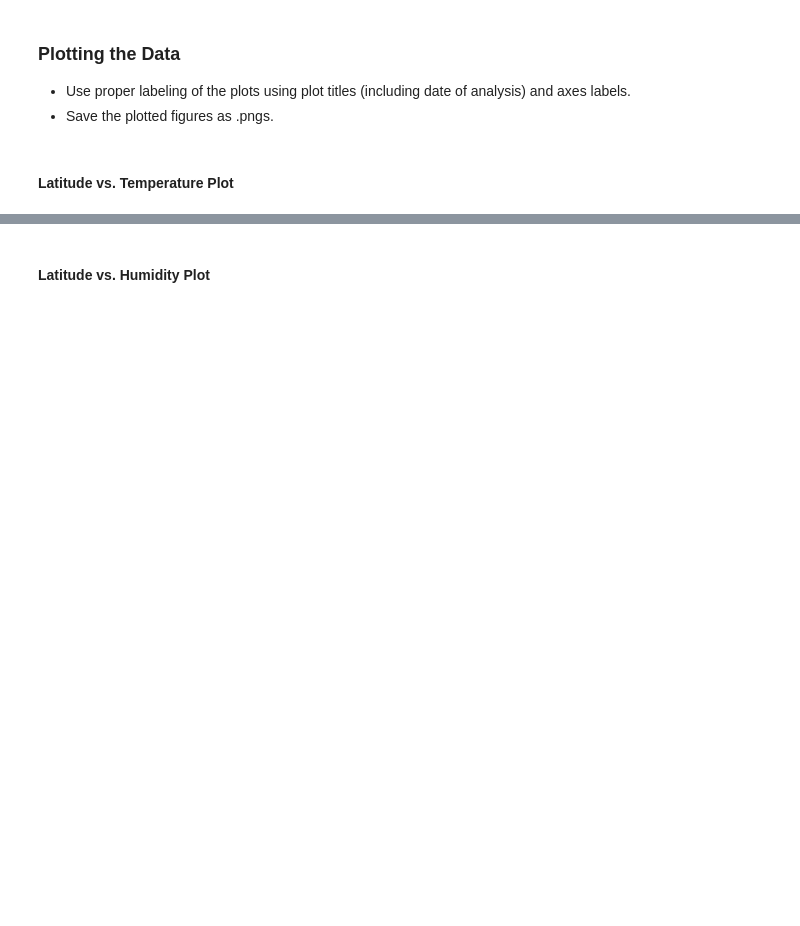
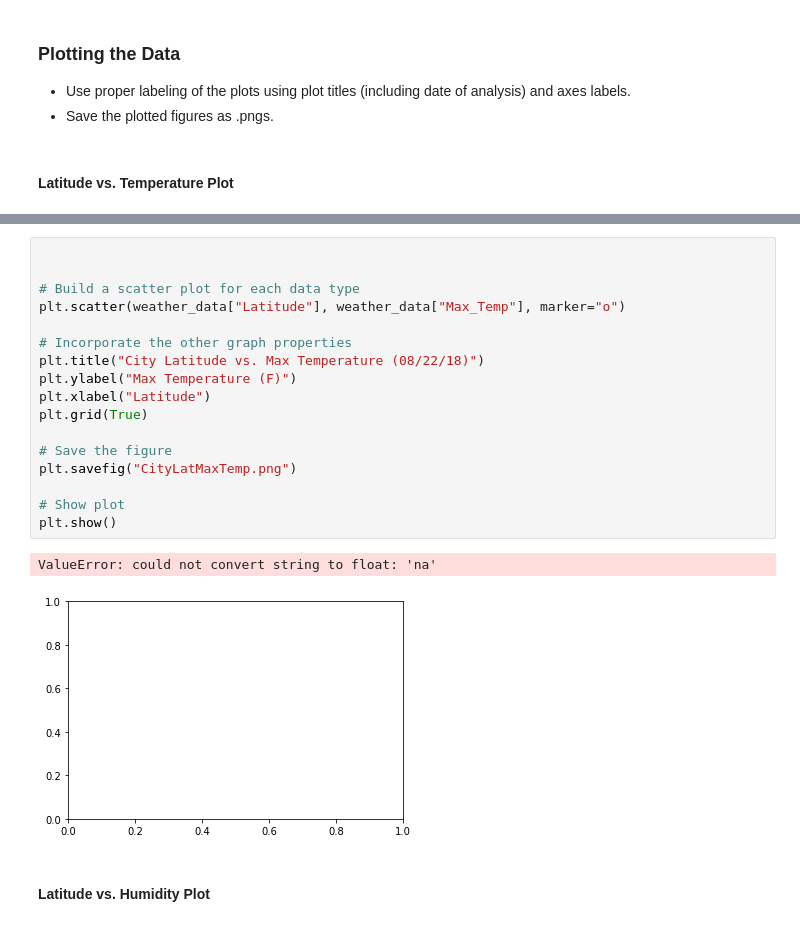
Before and after one commit to MTRaley52/HW6_Weather, a Jupyter notebook: WeatherPy.ipynb, the cells around one changed output, grey strips where cells are left out. Saved outputs shown, nothing was run; the diff lists cells and outputs as text; blank space fills up the shorter version.

Commit message:
starting plots

```diff
--- a/WeatherPy.ipynb
+++ b/WeatherPy.ipynb
@@ -162,2 +182,22 @@ weather_data.head()
+# %%
+
+
+# Build a scatter plot for each data type
+plt.scatter(weather_data["Latitude"], weather_data["Max_Temp"], marker="o")
+
+# Incorporate the other graph properties
+plt.title("City Latitude vs. Max Temperature (08/22/18)")
+plt.ylabel("Max Temperature (F)")
+plt.xlabel("Latitude")
+plt.grid(True)
+
+# Save the figure
+plt.savefig("CityLatMaxTemp.png")
+
+# Show plot
+plt.show()
+# %% [output]
+ValueError: could not convert string to float: 'na'
+[figure, added]
 # %% [markdown]
 #### Latitude vs. Humidity Plot
```
Also changed, not shown: parts of 9 cells of this notebook.
